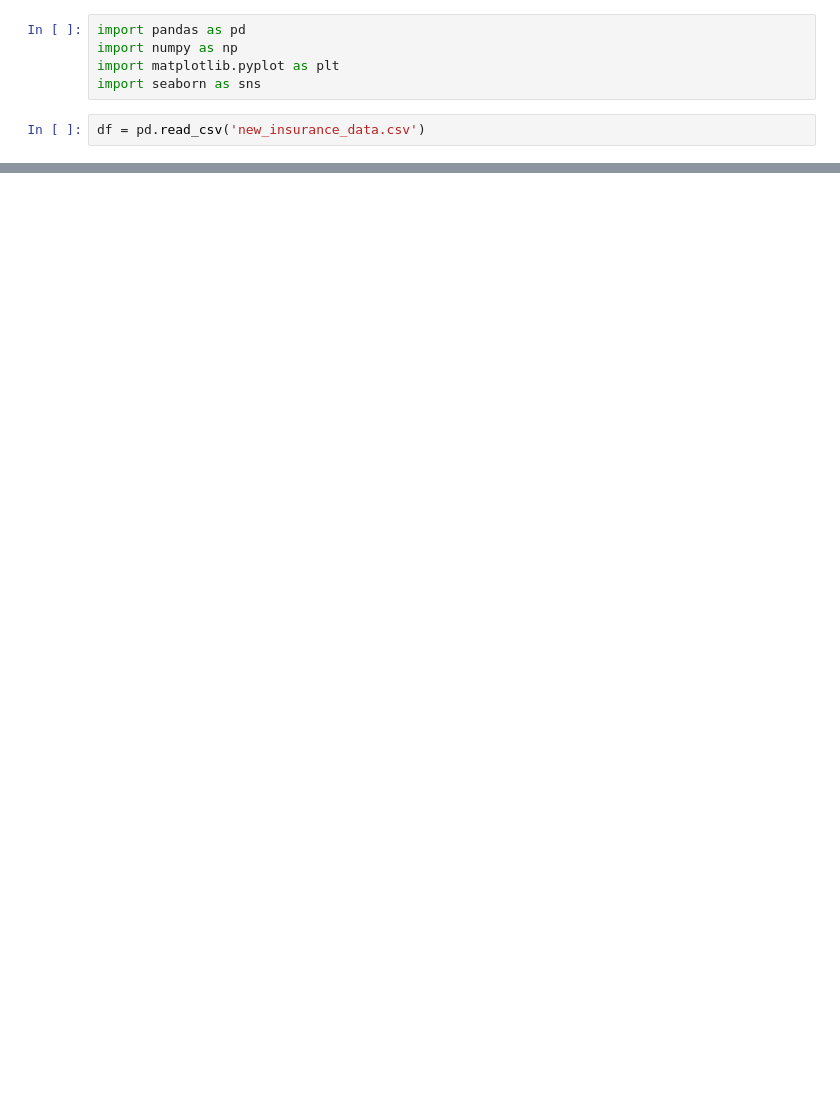
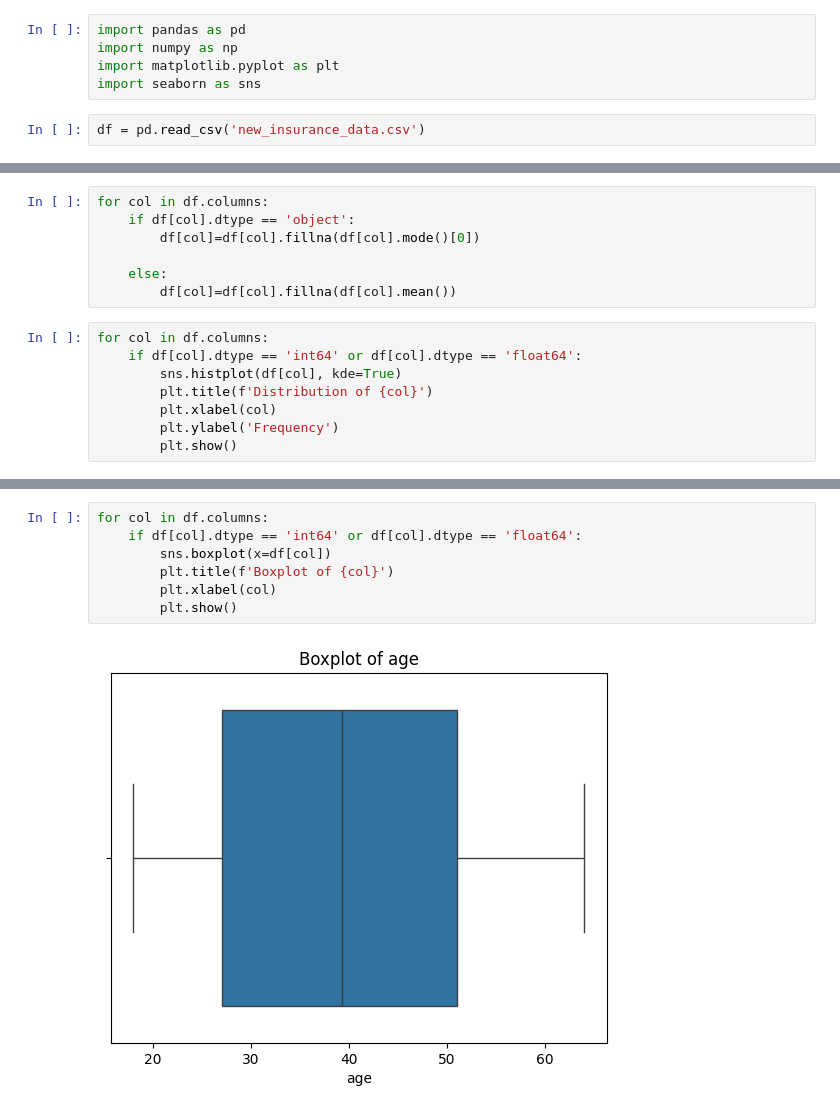
Before and after one commit to saptarshidas219/ML_Prog, a Jupyter notebook: linearReg_Insurance.ipynb, the cells around one changed output, grey strips where cells are left out. Cells and saved outputs as stored; diff of their text form; blank space fills up the shorter version.

```diff
--- a/linearReg_Insurance.ipynb
+++ b/linearReg_Insurance.ipynb
@@ -18,0 +100,15 @@ df.sample(5)
+# %%
+for col in df.columns:
+    if df[col].dtype == 'object':
+        df[col]=df[col].fillna(df[col].mode()[0])
+
+    else:
+        df[col]=df[col].fillna(df[col].mean())
+# %%
+for col in df.columns:
+    if df[col].dtype == 'int64' or df[col].dtype == 'float64':
+        sns.histplot(df[col], kde=True)
+        plt.title(f'Distribution of {col}')
+        plt.xlabel(col)
+        plt.ylabel('Frequency')
+        plt.show()
@@ -18,0 +126,9 @@ df.sample(5)
+# %%
+for col in df.columns:
+    if df[col].dtype == 'int64' or df[col].dtype == 'float64':
+        sns.boxplot(x=df[col])
+        plt.title(f'Boxplot of {col}')
+        plt.xlabel(col)
+        plt.show()
+# %% [output]
+[figure, added]
```
Also changed, not shown: parts of 14 cells of this notebook.
